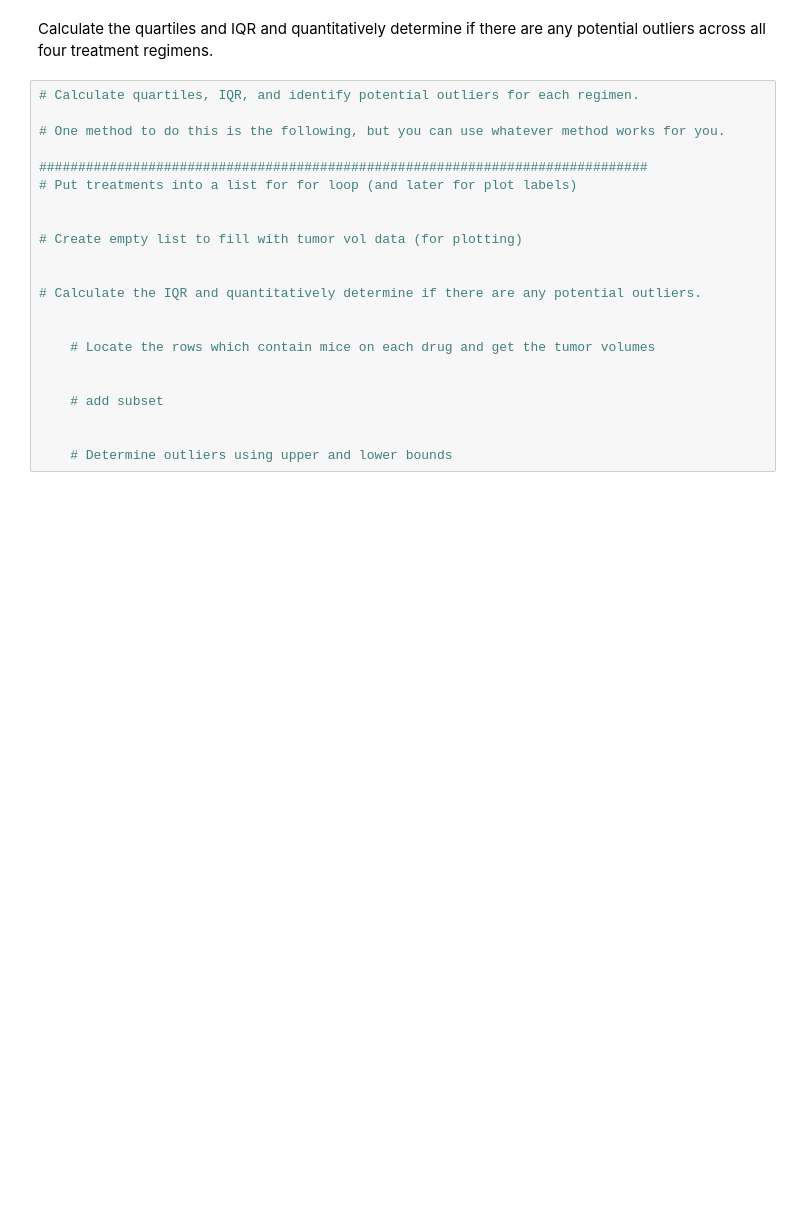
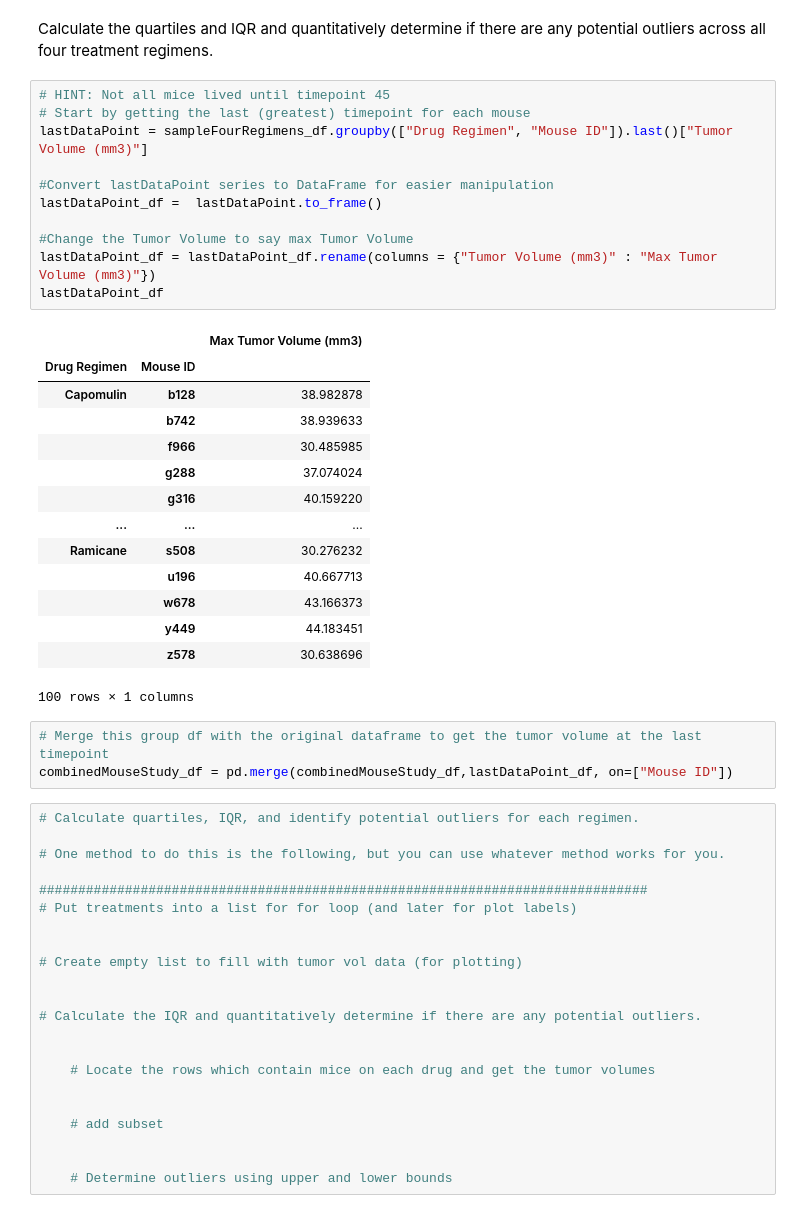
Before and after one commit to RyanAdamGonzalez1996/MatPlotLib_Challenge, a Jupyter notebook: pymaceuticals_starter.ipynb, the cells around one changed output. Saved outputs shown, nothing was run; the diff lists cells and outputs as text; blank space fills up the shorter version.

```diff
--- a/pymaceuticals_starter.ipynb
+++ b/pymaceuticals_starter.ipynb
@@ -205,5 +228,34 @@ plt.axis("equal")
 # %% [markdown]
 Calculate the quartiles and IQR and quantitatively determine if there are any potential outliers across all four treatment regimens.
+# %%
+# HINT: Not all mice lived until timepoint 45
+# Start by getting the last (greatest) timepoint for each mouse
+lastDataPoint = sampleFourRegimens_df.groupby(["Drug Regimen", "Mouse ID"]).last()["Tumor Volume (mm3)"]
+
+#Convert lastDataPoint series to DataFrame for easier manipulation
+lastDataPoint_df =  lastDataPoint.to_frame()
+
+#Change the Tumor Volume to say max Tumor Volume
+lastDataPoint_df = lastDataPoint_df.rename(columns = {"Tumor Volume (mm3)" : "Max Tumor Volume (mm3)"})
+lastDataPoint_df
+# %% [output]
+|  |  | Max Tumor Volume (mm3) |
+| Drug Regimen | Mouse ID |  |
+| Capomulin | b128 | 38.982878 |
+|  | b742 | 38.939633 |
+|  | f966 | 30.485985 |
+|  | g288 | 37.074024 |
+|  | g316 | 40.159220 |
+| ... | ... | ... |
+| Ramicane | s508 | 30.276232 |
+|  | u196 | 40.667713 |
+|  | w678 | 43.166373 |
+|  | y449 | 44.183451 |
+|  | z578 | 30.638696 |
+100 rows × 1 columns
+# %%
+# Merge this group df with the original dataframe to get the tumor volume at the last timepoint
+combinedMouseStudy_df = pd.merge(combinedMouseStudy_df,lastDataPoint_df, on=["Mouse ID"])
 # %%
 # Calculate quartiles, IQR, and identify potential outliers for each regimen.
 
```
Also changed, not shown: parts of 5 cells of this notebook.
